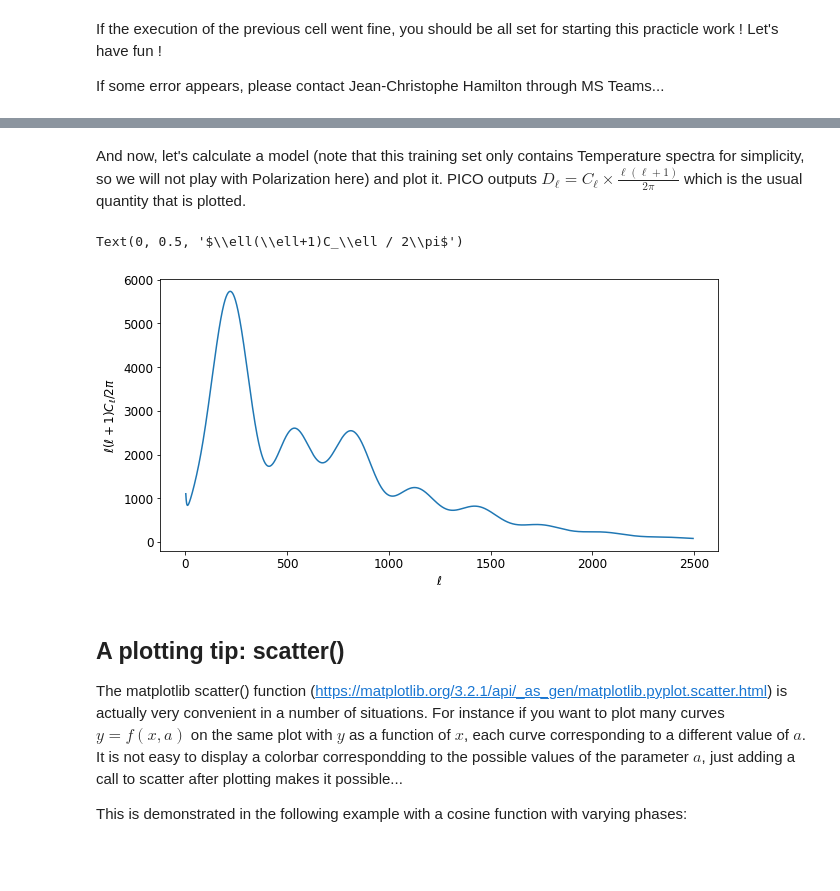
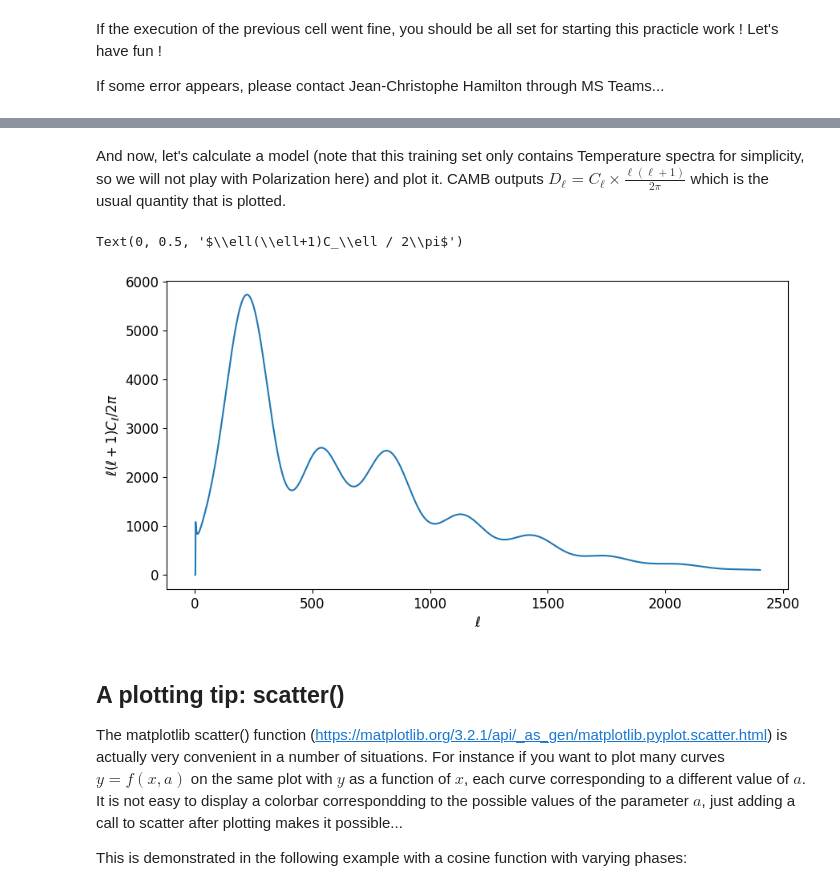
Before and after one commit to jchamilton75/CS-ST4-Cosmo-2020, a Jupyter notebook: ST4_2020_Cosmology_TD3.ipynb, the cells around one changed output, grey strips where cells are left out. Saved outputs shown, nothing was run; the diff lists cells and outputs as text; code cells hidden in the pictures; blank space fills up the shorter version.

Commit message:
New version compatible with CAMB as PICO no longer works with Colab

```diff
--- a/ST4_2020_Cosmology_TD3.ipynb
+++ b/ST4_2020_Cosmology_TD3.ipynb
@@ -134,5 +73,5 @@ Let's create a parameter dictionary with the best-fit values from the Planck ESA
 # %%
-planck_pars = inputs.copy()
+planck_pars = {}
 planck_pars['As'] = np.exp(3.094)/1e10
 planck_pars['H0'] = 67.27
 planck_pars['ns'] = 0.9645
@@ -140,3 +79,12 @@ planck_pars['ombh2'] = 0.02225
 planck_pars['omch2'] = 0.1198
 planck_pars['omk'] = 0.
 planck_pars['tau'] = 0.079
+
+# We feed these parameters to CAMB
+pars = camb.CAMBparams()
+pars.set_cosmology(H0 = planck_pars['H0'],
+                   ombh2 = planck_pars['ombh2'],
+                   omch2 = planck_pars['omch2'],
+                   omk = planck_pars['omk'],
+                   tau = planck_pars['tau'])
+pars.InitPower.set_params(As = planck_pars['As'], ns = planck_pars['ns'])
@@ -143,16 +104,23 @@ planck_pars['tau'] = 0.079
 # %% [markdown]
-And now, let's calculate a model (note that this training set only contains Temperature spectra for simplicity, so we will not play with Polarization here) and plot it. PICO outputs $D_\ell = C_\ell \times \frac{\ell(\ell+1)}{2\pi}$ which is the usual quantity that is plotted.
+And now, let's calculate a model (note that this training set only contains Temperature spectra for simplicity, so we will not play with Polarization here) and plot it. CAMB outputs $D_\ell = C_\ell \times \frac{\ell(\ell+1)}{2\pi}$ which is the usual quantity that is plotted.
 # %%
+results = camb.get_results(pars)
+powers = results.get_cmb_power_spectra(pars,CMB_unit="muK", raw_cl=False)
+
+### CAMB outputs Temperature and Polarization powr spectra (TT, EE, BB, TE)
+### But we only deal with temperature here, so we only keep the first column
+dl_TT = powers["total"][:, 0]
+
+
 rc('figure',figsize=(10,5))
-dl_TT = pico.get(**planck_pars)['dl_TT']
 ell = np.arange(len(dl_TT-2))+2
 clf()
 plot(ell, dl_TT)
 xlabel('$\ell$')
 ylabel('$\ell(\ell+1)C_\ell / 2\pi$')
 # %% [output]
 Text(0, 0.5, '$\\ell(\\ell+1)C_\\ell / 2\\pi$')
-[figure, old version]
+[figure, new version]
 # %% [markdown]
 ## A plotting tip: scatter()
 The matplotlib scatter() function (https://matplotlib.org/3.2.1/api/_as_gen/matplotlib.pyplot.scatter.html) is actually very convenient in a number of situations. For instance if you want to plot many curves $y=f(x,a)$ on the same plot with $y$ as a function of $x$, each curve corresponding to a different value of $a$. It is not easy to display a colorbar correspondding to the possible values of the parameter $a$, just adding a call to scatter after plotting makes it possible...
```
Also changed, not shown: parts of 17 cells of this notebook.
